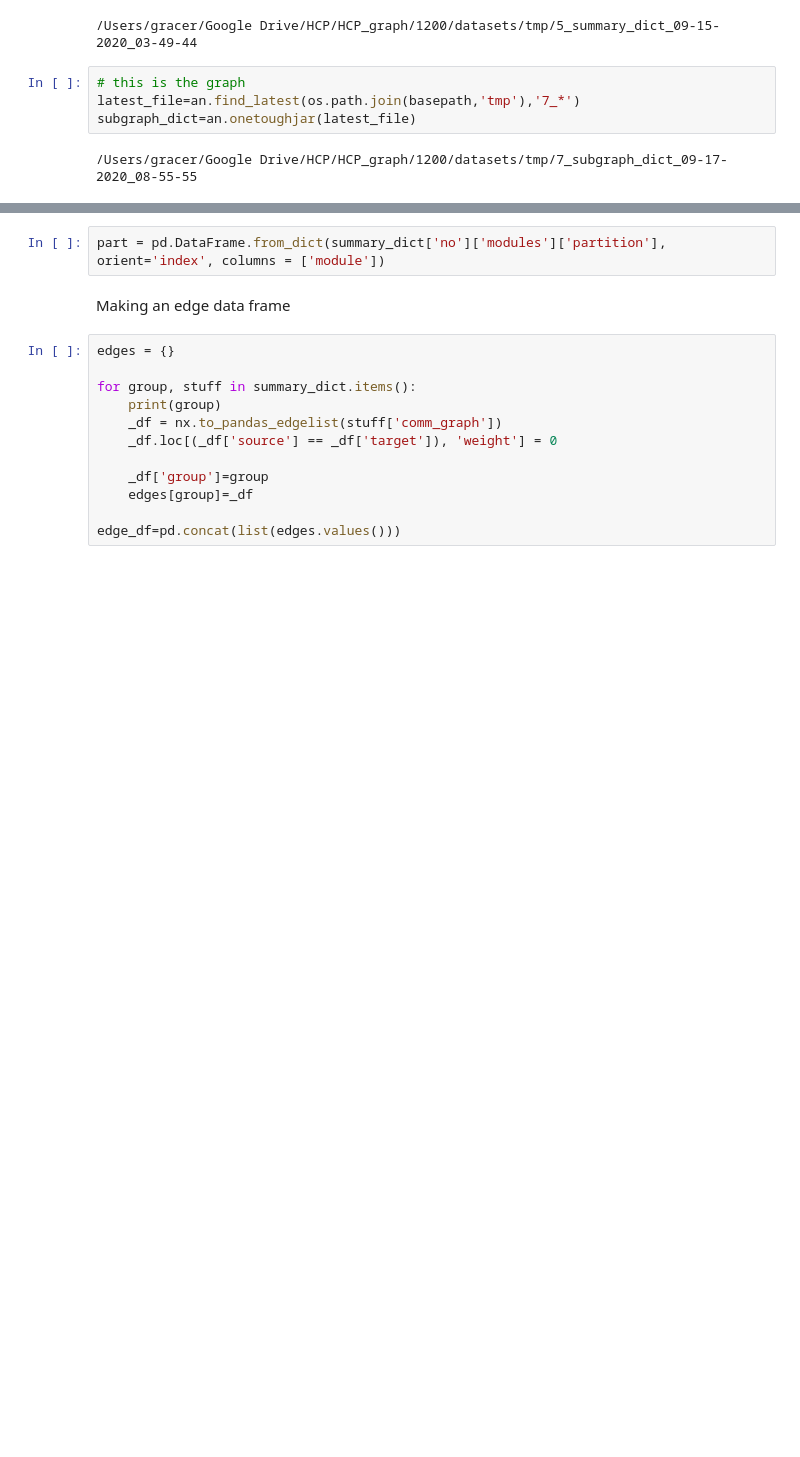
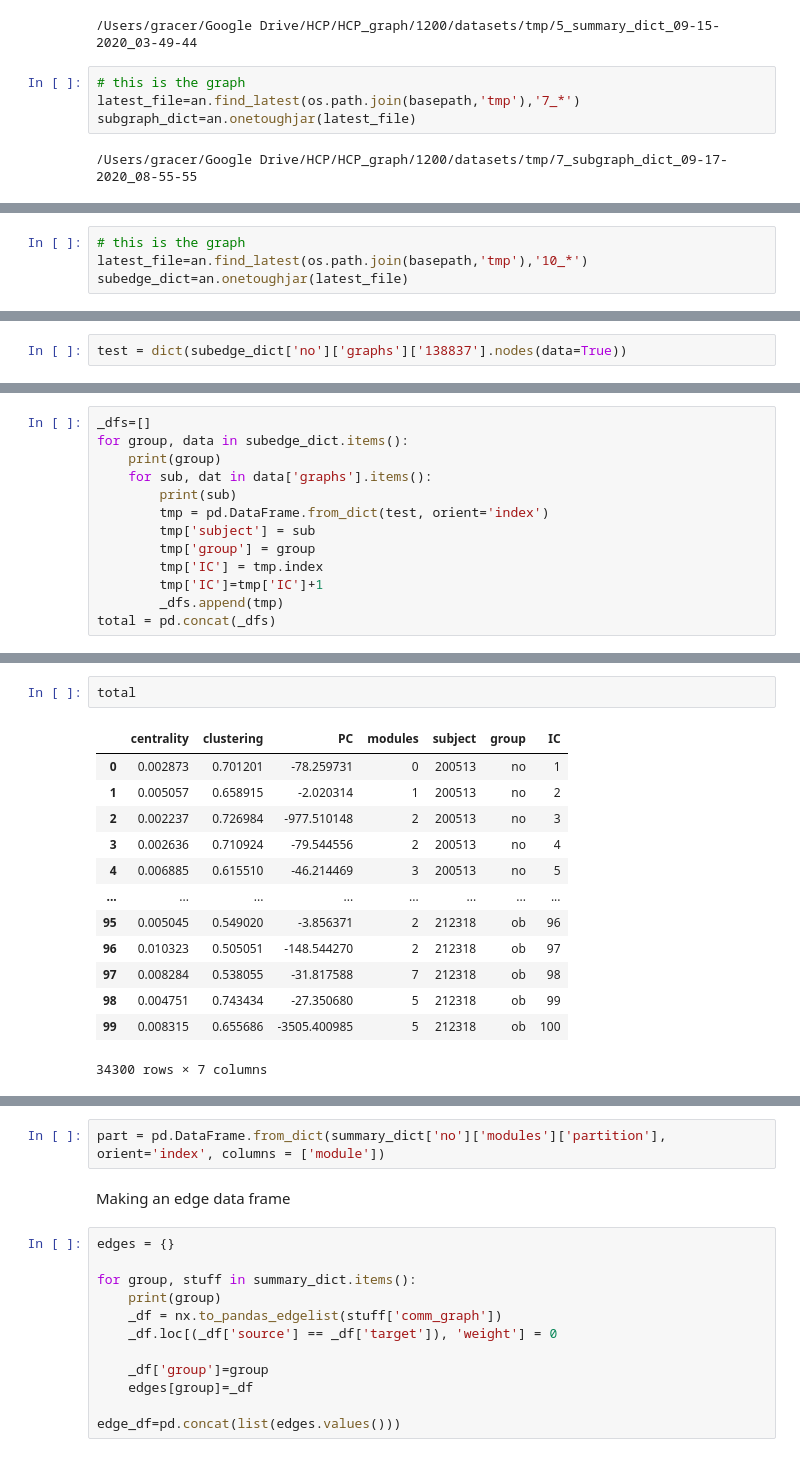
Before and after one commit to grace-shearrer/graph_analysis, a Jupyter notebook: clean_run.ipynb, the cells around one changed output, grey strips where cells are left out. Cells and saved outputs as stored; diff of their text form; blank space fills up the shorter version.

```diff
--- a/clean_run.ipynb
+++ b/clean_run.ipynb
@@ -58,0 +55,4 @@ NodeDataView({2: {'clustering': 0.5991902834008097, 'centrality': 0.004510244577
+# %%
+# this is the graph
+latest_file=an.find_latest(os.path.join(basepath,'tmp'),'10_*')
+subedge_dict=an.onetoughjar(latest_file)
@@ -58,0 +65,2 @@ NodeDataView({2: {'clustering': 0.5991902834008097, 'centrality': 0.004510244577
+# %%
+test = dict(subedge_dict['no']['graphs']['138837'].nodes(data=True))
@@ -58,0 +83,13 @@ NodeDataView({2: {'clustering': 0.5991902834008097, 'centrality': 0.004510244577
+# %%
+_dfs=[]
+for group, data in subedge_dict.items():
+    print(group)
+    for sub, dat in data['graphs'].items():
+        print(sub)
+        tmp = pd.DataFrame.from_dict(test, orient='index')
+        tmp['subject'] = sub
+        tmp['group'] = group
+        tmp['IC'] = tmp.index
+        tmp['IC']=tmp['IC']+1
+        _dfs.append(tmp)
+total = pd.concat(_dfs)
@@ -58,0 +115,16 @@ NodeDataView({2: {'clustering': 0.5991902834008097, 'centrality': 0.004510244577
+# %%
+total
+# %% [output]
+|  | centrality | clustering | PC | modules | subject | group | IC |
+| 0 | 0.002873 | 0.701201 | -78.259731 | 0 | 200513 | no | 1 |
+| 1 | 0.005057 | 0.658915 | -2.020314 | 1 | 200513 | no | 2 |
+| 2 | 0.002237 | 0.726984 | -977.510148 | 2 | 200513 | no | 3 |
+| 3 | 0.002636 | 0.710924 | -79.544556 | 2 | 200513 | no | 4 |
+| 4 | 0.006885 | 0.615510 | -46.214469 | 3 | 200513 | no | 5 |
+| ... | ... | ... | ... | ... | ... | ... | ... |
+| 95 | 0.005045 | 0.549020 | -3.856371 | 2 | 212318 | ob | 96 |
+| 96 | 0.010323 | 0.505051 | -148.544270 | 2 | 212318 | ob | 97 |
+| 97 | 0.008284 | 0.538055 | -31.817588 | 7 | 212318 | ob | 98 |
+| 98 | 0.004751 | 0.743434 | -27.350680 | 5 | 212318 | ob | 99 |
+| 99 | 0.008315 | 0.655686 | -3505.400985 | 5 | 212318 | ob | 100 |
+34300 rows × 7 columns
```
Also changed, not shown: parts of 16 cells of this notebook, 2 other files.
